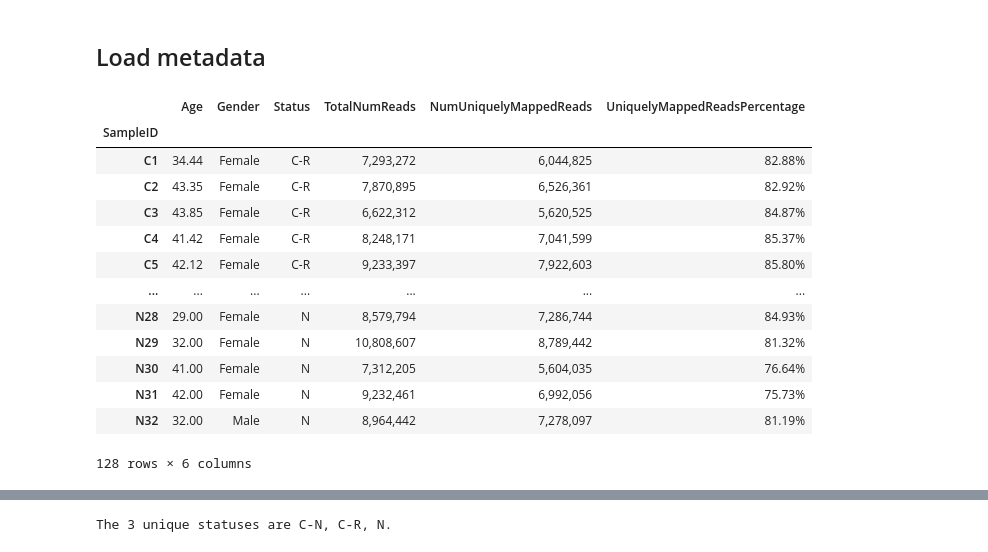
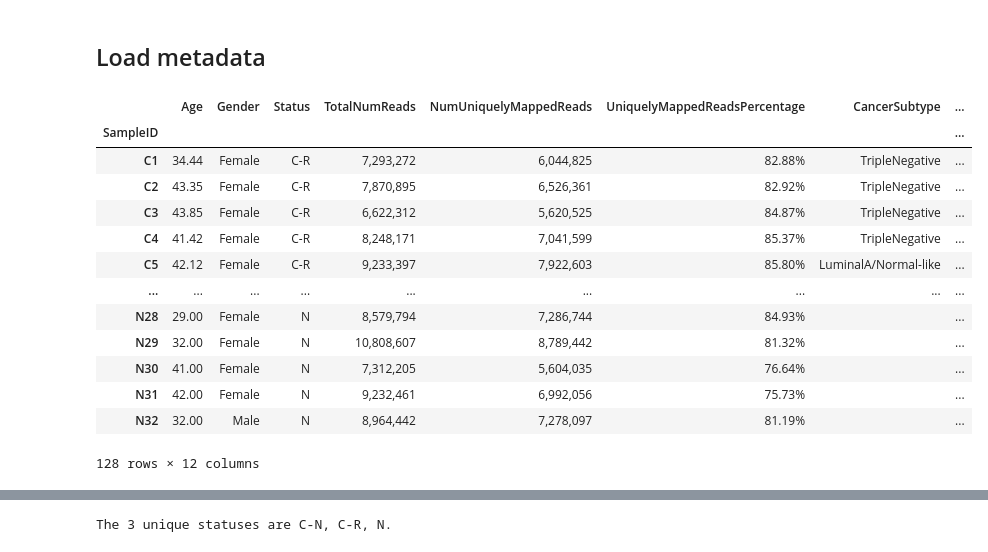
Before and after one commit to fedarko/283-project, a Jupyter notebook: notebooks/02-TrainTestSplit.ipynb, the cells around one changed output, grey strips where cells are left out. Drawn from its saved outputs; the diff is of its cells as text; code cells hidden in the pictures.

```diff
--- a/notebooks/02-TrainTestSplit.ipynb
+++ b/notebooks/02-TrainTestSplit.ipynb
@@ -8,21 +14,21 @@ from sklearn.model_selection import train_test_split
 # %% [markdown]
 ## Load metadata
 # %%
-sample_metadata = pd.read_csv("../data/merged_metadata.tsv", sep="\t", index_col=0)
+sample_metadata = pd.read_csv("../data/merged_metadata.tsv", sep="\t", index_col=0, keep_default_na=False)
 sample_metadata
 # %% [output]
-|  | Age | Gender | Status | TotalNumReads | NumUniquelyMappedReads | UniquelyMappedReadsPercentage |
-| SampleID |  |  |  |  |  |  |
-| C1 | 34.44 | Female | C-R | 7,293,272 | 6,044,825 | 82.88% |
-| C2 | 43.35 | Female | C-R | 7,870,895 | 6,526,361 | 82.92% |
-| C3 | 43.85 | Female | C-R | 6,622,312 | 5,620,525 | 84.87% |
-| C4 | 41.42 | Female | C-R | 8,248,171 | 7,041,599 | 85.37% |
-| C5 | 42.12 | Female | C-R | 9,233,397 | 7,922,603 | 85.80% |
-| ... | ... | ... | ... | ... | ... | ... |
-| N28 | 29.00 | Female | N | 8,579,794 | 7,286,744 | 84.93% |
-| N29 | 32.00 | Female | N | 10,808,607 | 8,789,442 | 81.32% |
-| N30 | 41.00 | Female | N | 7,312,205 | 5,604,035 | 76.64% |
-| N31 | 42.00 | Female | N | 9,232,461 | 6,992,056 | 75.73% |
-| N32 | 32.00 | Male | N | 8,964,442 | 7,278,097 | 81.19% |
+|  | Age | Gender | Status | TotalNumReads | NumUniquelyMappedReads | UniquelyMappedReadsPercentage | CancerSubtype | ... |
+| SampleID |  |  |  |  |  |  |  | ... |
+| C1 | 34.44 | Female | C-R | 7,293,272 | 6,044,825 | 82.88% | TripleNegative | ... |
+| C2 | 43.35 | Female | C-R | 7,870,895 | 6,526,361 | 82.92% | TripleNegative | ... |
+| C3 | 43.85 | Female | C-R | 6,622,312 | 5,620,525 | 84.87% | TripleNegative | ... |
+| C4 | 41.42 | Female | C-R | 8,248,171 | 7,041,599 | 85.37% | TripleNegative | ... |
+| C5 | 42.12 | Female | C-R | 9,233,397 | 7,922,603 | 85.80% | LuminalA/Normal-like | ... |
+| ... | ... | ... | ... | ... | ... | ... | ... | ... |
+| N28 | 29.00 | Female | N | 8,579,794 | 7,286,744 | 84.93% |  | ... |
+| N29 | 32.00 | Female | N | 10,808,607 | 8,789,442 | 81.32% |  | ... |
+| N30 | 41.00 | Female | N | 7,312,205 | 5,604,035 | 76.64% |  | ... |
+| N31 | 42.00 | Female | N | 9,232,461 | 6,992,056 | 75.73% |  | ... |
+| N32 | 32.00 | Male | N | 8,964,442 | 7,278,097 | 81.19% |  | ... |
-128 rows × 6 columns
+128 rows × 12 columns
 # %% [markdown]
```
Also changed, not shown: parts of 14 cells of this notebook, 8 other files.
